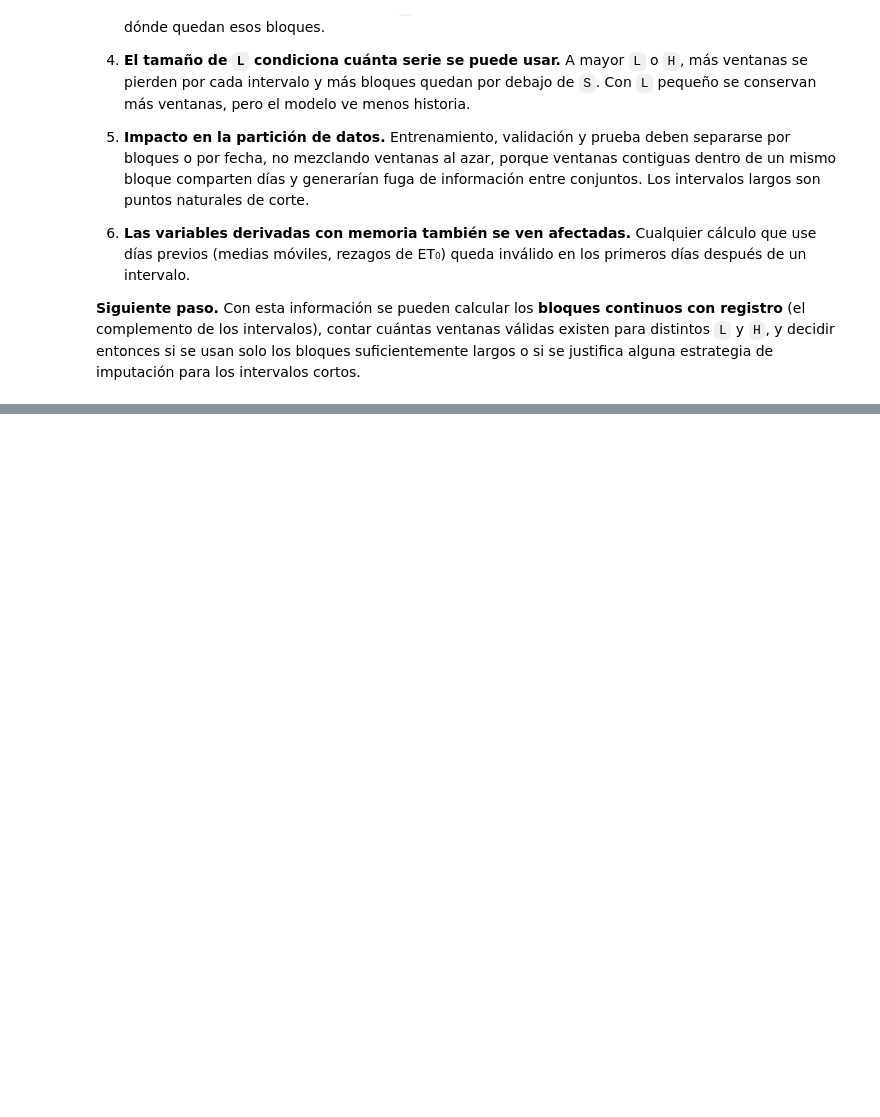
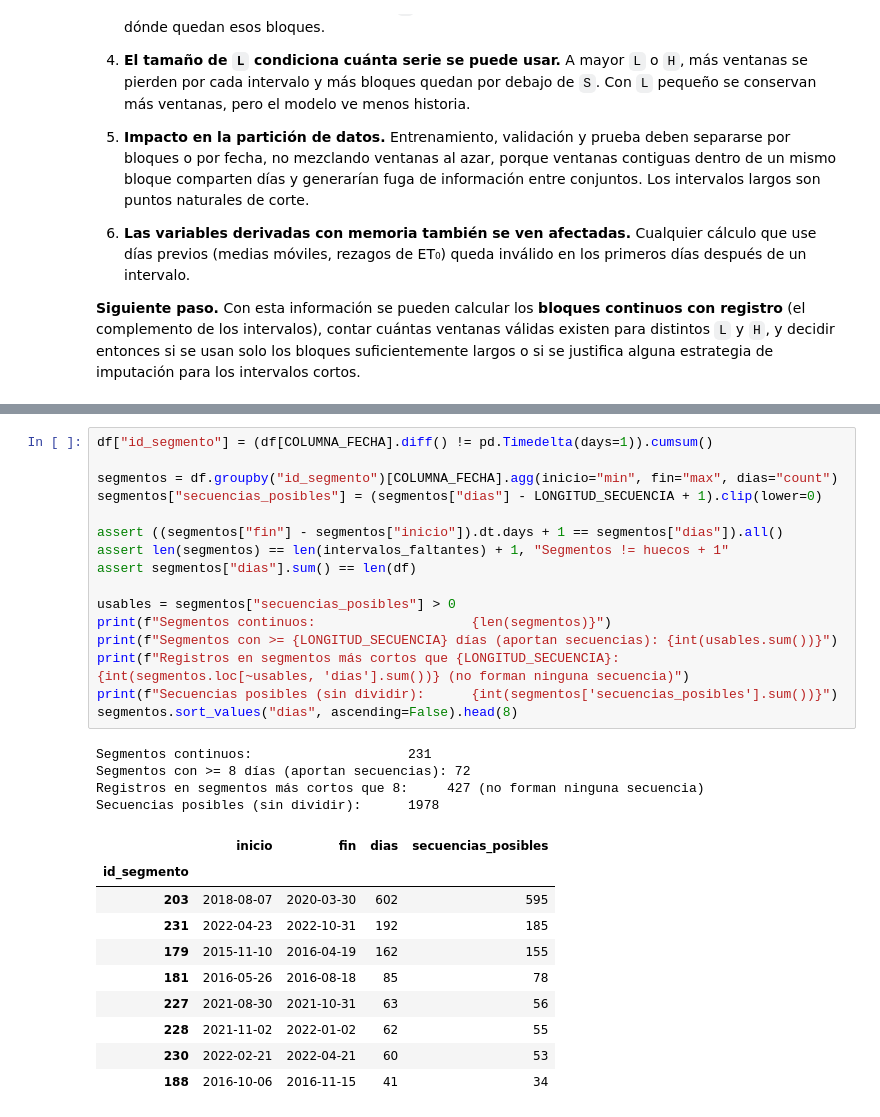
Before and after one commit to nicopulido/Prob_Proyecto_Grado, a Jupyter notebook: Tibaitata/05_preparacion_LSTM.ipynb, the cells around one changed output, grey strips where cells are left out. Saved outputs shown, nothing was run; the diff lists cells and outputs as text; blank space fills up the shorter version.

```diff
--- a/Tibaitata/05_preparacion_LSTM.ipynb
+++ b/Tibaitata/05_preparacion_LSTM.ipynb
@@ -583,0 +663,31 @@ Una LSTM diaria recibe como entrada una **ventana** de `L` días consecutivos (p
+# %%
+df["id_segmento"] = (df[COLUMNA_FECHA].diff() != pd.Timedelta(days=1)).cumsum()
+
+segmentos = df.groupby("id_segmento")[COLUMNA_FECHA].agg(inicio="min", fin="max", dias="count")
+segmentos["secuencias_posibles"] = (segmentos["dias"] - LONGITUD_SECUENCIA + 1).clip(lower=0)
+
+assert ((segmentos["fin"] - segmentos["inicio"]).dt.days + 1 == segmentos["dias"]).all()
+assert len(segmentos) == len(intervalos_faltantes) + 1, "Segmentos != huecos + 1"
+assert segmentos["dias"].sum() == len(df)
+
+usables = segmentos["secuencias_posibles"] > 0
+print(f"Segmentos continuos:                    {len(segmentos)}")
+print(f"Segmentos con >= {LONGITUD_SECUENCIA} días (aportan secuencias): {int(usables.sum())}")
+print(f"Registros en segmentos más cortos que {LONGITUD_SECUENCIA}:     {int(segmentos.loc[~usables, 'dias'].sum())} (no forman ninguna secuencia)")
+print(f"Secuencias posibles (sin dividir):      {int(segmentos['secuencias_posibles'].sum())}")
+segmentos.sort_values("dias", ascending=False).head(8)
+# %% [output]
+Segmentos continuos:                    231
+Segmentos con >= 8 días (aportan secuencias): 72
+Registros en segmentos más cortos que 8:     427 (no forman ninguna secuencia)
+Secuencias posibles (sin dividir):      1978
+|  | inicio | fin | dias | secuencias_posibles |
+| id_segmento |  |  |  |  |
+| 203 | 2018-08-07 | 2020-03-30 | 602 | 595 |
+| 231 | 2022-04-23 | 2022-10-31 | 192 | 185 |
+| 179 | 2015-11-10 | 2016-04-19 | 162 | 155 |
+| 181 | 2016-05-26 | 2016-08-18 | 85 | 78 |
+| 227 | 2021-08-30 | 2021-10-31 | 63 | 56 |
+| 228 | 2021-11-02 | 2022-01-02 | 62 | 55 |
+| 230 | 2022-02-21 | 2022-04-21 | 60 | 53 |
+| 188 | 2016-10-06 | 2016-11-15 | 41 | 34 |
```
Also changed, not shown: parts of 19 cells of this notebook, 15 other files.
